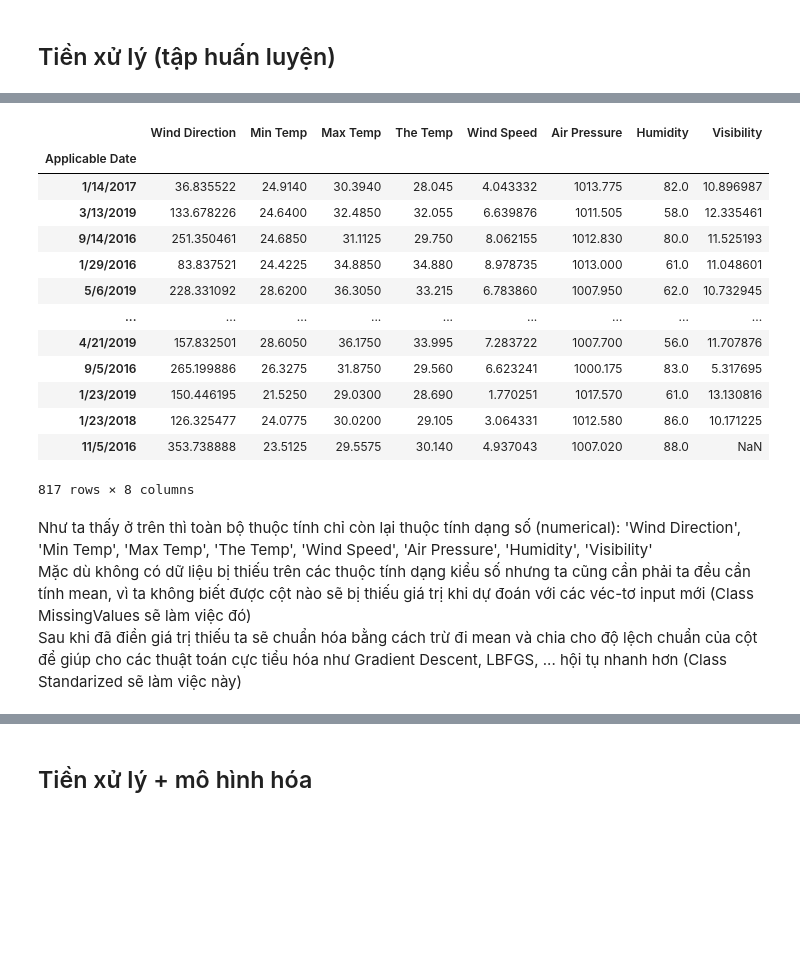
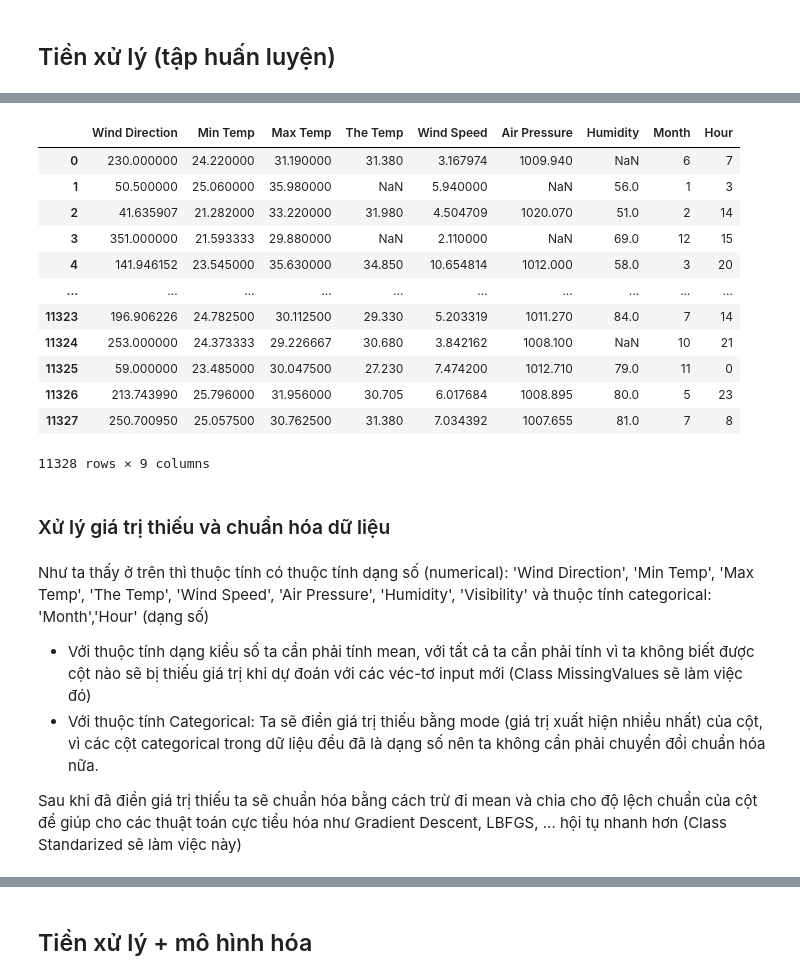
Before and after one commit to phan-anh-hao/Project_Data_Science, a Jupyter notebook: Main.ipynb, the cells around one changed output, grey strips where cells are left out. Saved outputs shown, nothing was run; the diff lists cells and outputs as text; code cells hidden in the pictures; blank space fills up the shorter version.

```diff
--- a/Main.ipynb
+++ b/Main.ipynb
@@ -19,7 +26,7 @@ from sklearn.metrics import accuracy_score
 # %% [markdown]
 ## Khám phá dữ liệu
 # %%
-data_df = pd.read_csv('Data/data.csv',index_col = 'ID') # Cho cột index là cột 0
+data_df = pd.read_csv('Data/Data.csv',index_col = 'ID') # Cho cột index là cột 0
 data_df.head()
 # %% [output]
 |  | State Name | State Abbreviation | Wind Direction | Created | Applicable Date | Min Temp | Max Temp | ... |
@@ -146,8 +154,8 @@ X_df = data_df.drop("Predictability", axis=1)
 # Tách tập huấn luyện(train và validation) và tập test theo tỉ lệ 80%:20%
 Tr_X_df, test_X_df, Tr_y_sr, test_y_sr = train_test_split(X_df, y_sr, test_size=0.2, random_state=0)
 # %%
-#Tách tập huấn luyện train và validation theo tỉ lệ 70%:30%
-train_X_df, val_X_df, train_y_sr, val_y_sr = train_test_split(Tr_X_df, Tr_y_sr, test_size=0.3, random_state=0)
+#Tách tập huấn luyện train và validation theo tỉ lệ 70%:30%   (stratify = Tr_y_sr stratify sẽ đảm bảo dữ liệu train và dữ liệu validation của bạn được phân tách dựa trên tần số nhãn đầu ra dựa trên dữ liệu train)
+train_X_df, val_X_df, train_y_sr, val_y_sr = train_test_split(Tr_X_df, Tr_y_sr, test_size=0.3, stratify = Tr_y_sr)
 # %%
 train_X_df.shape
 # %% [output]
@@ -263,0 +286,3 @@ Tương tự như thuộc tính không phải dạng số (categorical) cũng kh
+# %%
+undersample = RandomUnderSampler(sampling_strategy='majority')
+train_X_df,train_y_sr = undersample.fit_resample(train_X_df,train_y_sr)
@@ -264,34 +337,42 @@ Tương tự như thuộc tính không phải dạng số (categorical) cũng kh
 # %%
-class ColDropper(BaseEstimator, TransformerMixin):
+class ColAddDropper(BaseEstimator, TransformerMixin):
     def fit(self, X_df, y=None):
         return self
     def transform(self, X_df, y=None):
         # YOUR CODE HERE
         df_transform = X_df.copy()
-        df_transform.set_index('Applicable Date',inplace = True)
-        df_transform.drop(['State Name','State Abbreviation','Created'],axis = 1,inplace = True)
+        df_transform.drop(['State Name','State Abbreviation','Applicable Date'],axis = 1,inplace = True)
+        Time_split_Month = df_transform['Created'].str.split('-',n = 2,expand = True)
+        Time_split = df_transform['Created'].str.split('T',n = 1,expand = True)
+        Time_split_Hour = Time_split[1].str.split(':',n = 1,expand = True)
+        df_transform['Month'] = Time_split_Month[1].astype('int32')
+        df_transform['Hour'] = Time_split_Hour[0].astype('int32')
+        df_transform.drop(['Created','Visibility'],axis = 1,inplace = True)
         return df_transform
 # %%
-col_dropper = ColDropper()
+col_dropper = ColAddDropper()
 col_dropper.fit(train_X_df)
 col_dropper.transform(train_X_df)
 # %% [output]
-|  | Wind Direction | Min Temp | Max Temp | The Temp | Wind Speed | Air Pressure | Humidity | Visibility |
-| Applicable Date |  |  |  |  |  |  |  |  |
-| 1/14/2017 | 36.835522 | 24.9140 | 30.3940 | 28.045 | 4.043332 | 1013.775 | 82.0 | 10.896987 |
-| 3/13/2019 | 133.678226 | 24.6400 | 32.4850 | 32.055 | 6.639876 | 1011.505 | 58.0 | 12.335461 |
-| 9/14/2016 | 251.350461 | 24.6850 | 31.1125 | 29.750 | 8.062155 | 1012.830 | 80.0 | 11.525193 |
-| 1/29/2016 | 83.837521 | 24.4225 | 34.8850 | 34.880 | 8.978735 | 1013.000 | 61.0 | 11.048601 |
-| 5/6/2019 | 228.331092 | 28.6200 | 36.3050 | 33.215 | 6.783860 | 1007.950 | 62.0 | 10.732945 |
-| ... | ... | ... | ... | ... | ... | ... | ... | ... |
-| 4/21/2019 | 157.832501 | 28.6050 | 36.1750 | 33.995 | 7.283722 | 1007.700 | 56.0 | 11.707876 |
-| 9/5/2016 | 265.199886 | 26.3275 | 31.8750 | 29.560 | 6.623241 | 1000.175 | 83.0 | 5.317695 |
-| 1/23/2019 | 150.446195 | 21.5250 | 29.0300 | 28.690 | 1.770251 | 1017.570 | 61.0 | 13.130816 |
-| 1/23/2018 | 126.325477 | 24.0775 | 30.0200 | 29.105 | 3.064331 | 1012.580 | 86.0 | 10.171225 |
-| 11/5/2016 | 353.738888 | 23.5125 | 29.5575 | 30.140 | 4.937043 | 1007.020 | 88.0 | NaN |
+|  | Wind Direction | Min Temp | Max Temp | The Temp | Wind Speed | Air Pressure | Humidity | Month | Hour |
+| 0 | 230.000000 | 24.220000 | 31.190000 | 31.380 | 3.167974 | 1009.940 | NaN | 6 | 7 |
+| 1 | 50.500000 | 25.060000 | 35.980000 | NaN | 5.940000 | NaN | 56.0 | 1 | 3 |
+| 2 | 41.635907 | 21.282000 | 33.220000 | 31.980 | 4.504709 | 1020.070 | 51.0 | 2 | 14 |
+| 3 | 351.000000 | 21.593333 | 29.880000 | NaN | 2.110000 | NaN | 69.0 | 12 | 15 |
+| 4 | 141.946152 | 23.545000 | 35.630000 | 34.850 | 10.654814 | 1012.000 | 58.0 | 3 | 20 |
+| ... | ... | ... | ... | ... | ... | ... | ... | ... | ... |
+| 11323 | 196.906226 | 24.782500 | 30.112500 | 29.330 | 5.203319 | 1011.270 | 84.0 | 7 | 14 |
+| 11324 | 253.000000 | 24.373333 | 29.226667 | 30.680 | 3.842162 | 1008.100 | NaN | 10 | 21 |
+| 11325 | 59.000000 | 23.485000 | 30.047500 | 27.230 | 7.474200 | 1012.710 | 79.0 | 11 | 0 |
+| 11326 | 213.743990 | 25.796000 | 31.956000 | 30.705 | 6.017684 | 1008.895 | 80.0 | 5 | 23 |
+| 11327 | 250.700950 | 25.057500 | 30.762500 | 31.380 | 7.034392 | 1007.655 | 81.0 | 7 | 8 |
-817 rows × 8 columns
+11328 rows × 9 columns
+# %% [markdown]
+### Xử lý giá trị thiếu và chuẩn hóa dữ liệu
 # %% [markdown]
-Như ta thấy ở trên thì toàn bộ thuộc tính chỉ còn lại thuộc tính dạng số (numerical): 'Wind Direction', 'Min Temp', 'Max Temp', 'The Temp', 'Wind Speed', 'Air Pressure', 'Humidity', 'Visibility'
-Mặc dù không có dữ liệu bị thiếu trên các thuộc tính dạng kiểu số nhưng ta cũng cần phải ta đều cần tính mean, vì ta không biết được cột nào sẽ bị thiếu giá trị khi dự đoán với các véc-tơ input mới (Class MissingValues sẽ làm việc đó)
+Như ta thấy ở trên thì thuộc tính có thuộc tính dạng số (numerical): 'Wind Direction', 'Min Temp', 'Max Temp', 'The Temp', 'Wind Speed', 'Air Pressure', 'Humidity', 'Visibility' và thuộc tính categorical: 'Month','Hour' (dạng số)
++ Với thuộc tính dạng kiểu số ta cần phải tính mean, với tất cả ta cần phải tính vì ta không biết được cột nào sẽ bị thiếu giá trị khi dự đoán với các véc-tơ input mới (Class MissingValues sẽ làm việc đó)
++ Với thuộc tính Categorical: Ta sẽ điền giá trị thiếu bằng mode (giá trị xuất hiện nhiều nhất) của cột, vì các cột categorical trong dữ liệu đều đã là dạng số nên ta không cần phải chuyển đổi chuẩn hóa nữa.
+
 Sau khi đã điền giá trị thiếu ta sẽ chuẩn hóa bằng cách trừ đi mean và chia cho độ lệch chuẩn của cột để giúp cho các thuật toán cực tiểu hóa như Gradient Descent, LBFGS, ... hội tụ nhanh hơn (Class Standarized sẽ làm việc này)
 # %%
```
Also changed, not shown: parts of 65 cells of this notebook, 3 other files.
